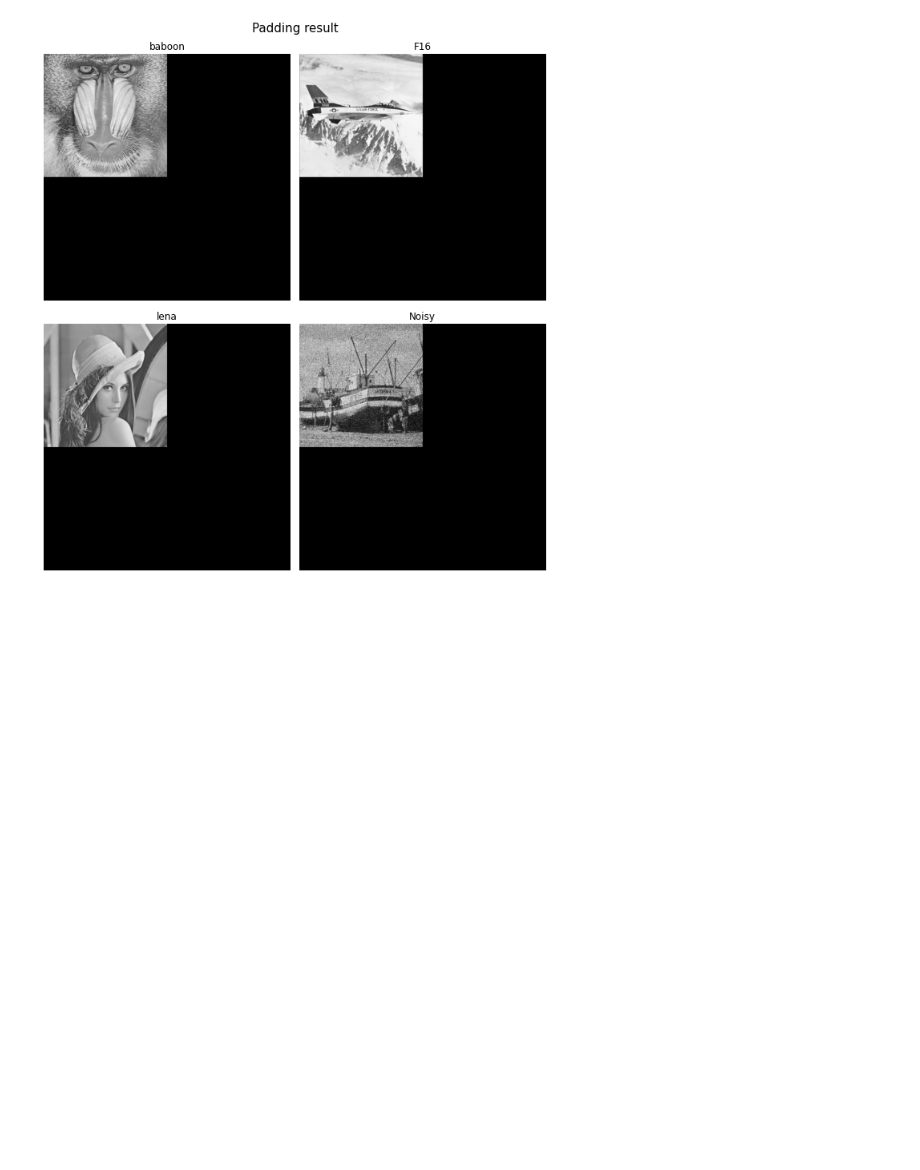
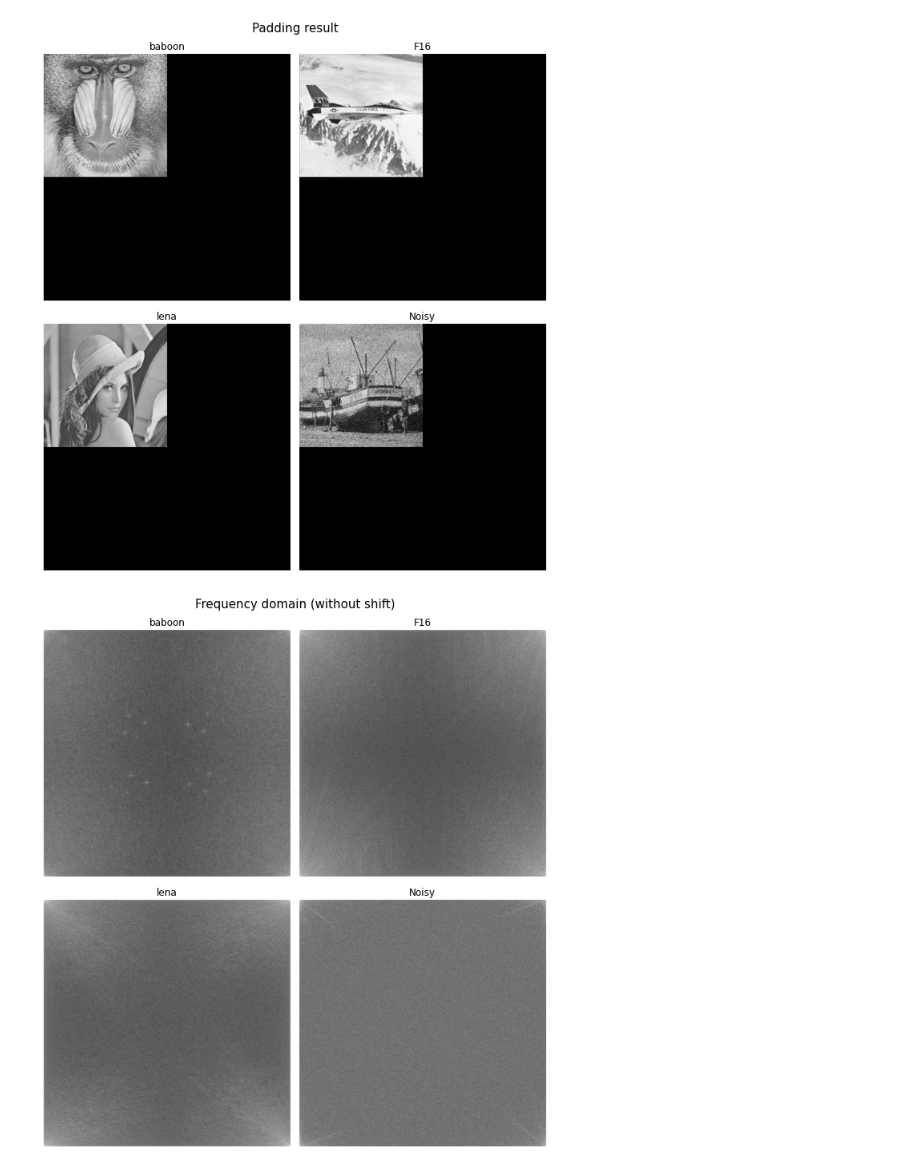
Before and after one commit to Quan-En/DIPCV, a Jupyter notebook: assignment3/hw3.ipynb, the cells around one changed output. Drawn from its saved outputs; the diff is of its cells as text; code cells hidden in the pictures; blank space fills up the shorter version.

```diff
--- a/assignment3/hw3.ipynb
+++ b/assignment3/hw3.ipynb
@@ -43,0 +42,12 @@ for sub_image in tqdm(padding_image_list):
+# %%
+fig, axs = plt.subplots(nrows=2, ncols=2, figsize=(9,10))
+for i, ax_i in enumerate(axs.flat):
+    ax_i.imshow(np.log(abs(freq_map_image_list[i])), cmap='gray')
+    ax_i.axis("off")
+    ax_i.set_title(image_path_list[i])
+
+fig.suptitle("Frequency domain (without shift)", size=15)
+fig.tight_layout()
+plt.show()
+# %% [output]
+[figure, added]
```
Also changed, not shown: parts of 14 cells of this notebook, 5 other files.
